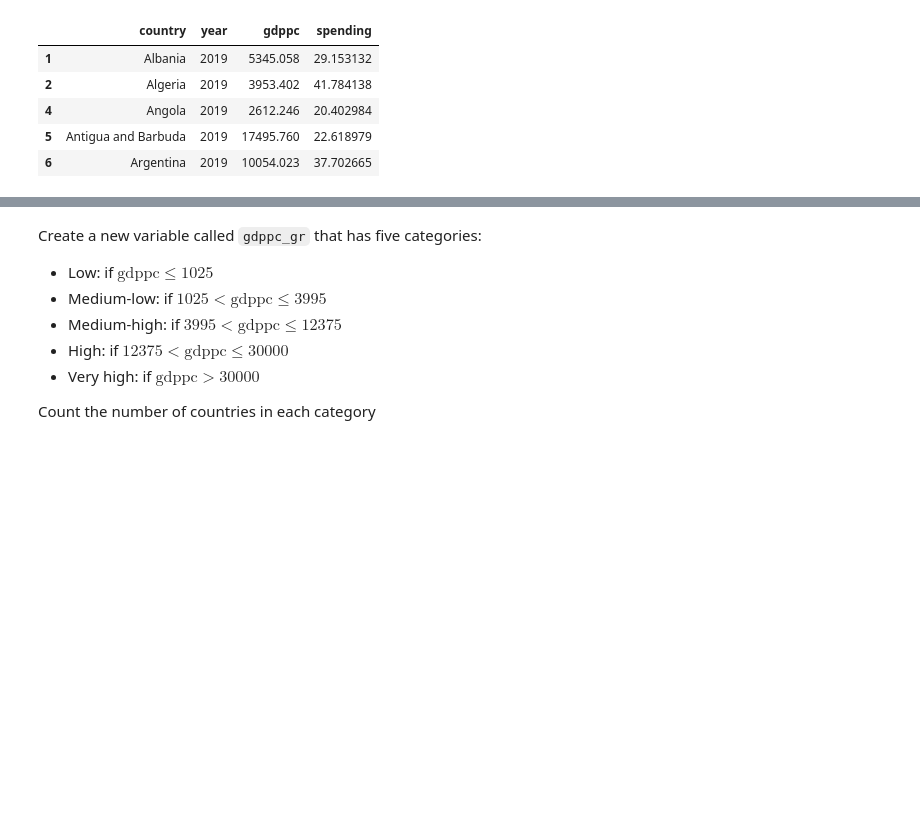
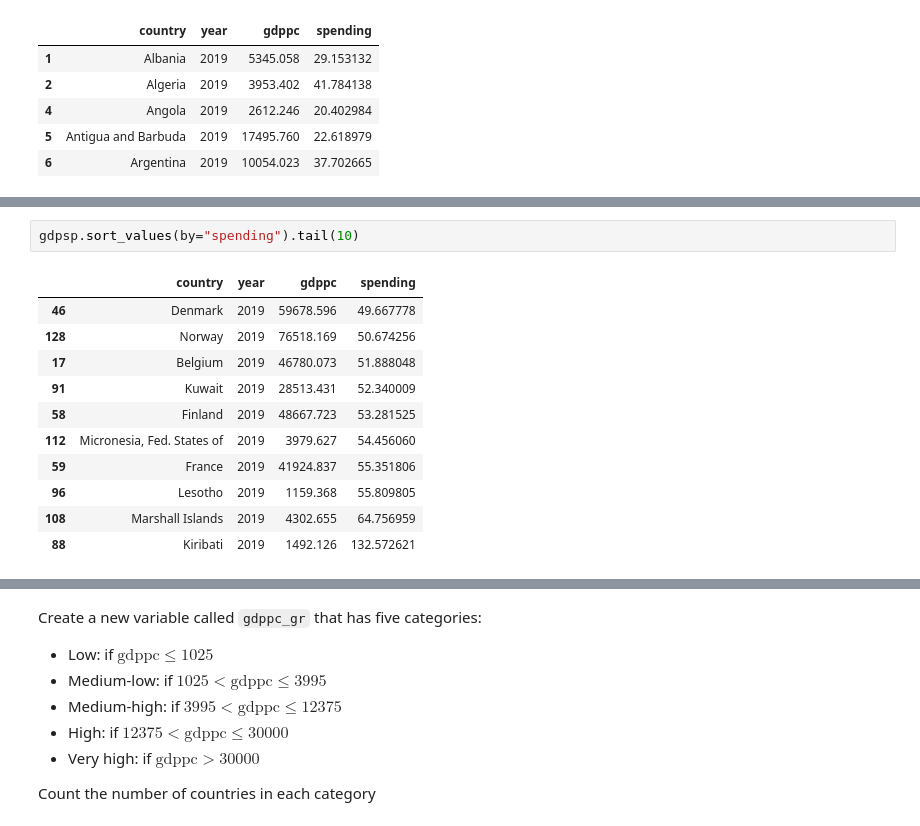
Before and after one commit to febse/econ2024-de, a Jupyter notebook: 07-NL.ipynb, the cells around one changed output, grey strips where cells are left out. Cells and saved outputs as stored; diff of their text form; blank space fills up the shorter version.

```diff
--- a/07-NL.ipynb
+++ b/07-NL.ipynb
@@ -42,3 +42,17 @@ sns.lmplot(x="spending", y="gdppc", data=gdpsp)
+# %%
+gdpsp.sort_values(by="spending").tail(10)
+# %% [output]
+|  | country | year | gdppc | spending |
+| 46 | Denmark | 2019 | 59678.596 | 49.667778 |
+| 128 | Norway | 2019 | 76518.169 | 50.674256 |
+| 17 | Belgium | 2019 | 46780.073 | 51.888048 |
+| 91 | Kuwait | 2019 | 28513.431 | 52.340009 |
+| 58 | Finland | 2019 | 48667.723 | 53.281525 |
+| 112 | Micronesia, Fed. States of | 2019 | 3979.627 | 54.456060 |
+| 59 | France | 2019 | 41924.837 | 55.351806 |
+| 96 | Lesotho | 2019 | 1159.368 | 55.809805 |
+| 108 | Marshall Islands | 2019 | 4302.655 | 64.756959 |
+| 88 | Kiribati | 2019 | 1492.126 | 132.572621 |
 # %%
 # mod1 = ols("???", data=gdpsp).fit()
 # mod1.summary()
```
Also changed, not shown: parts of 11 cells of this notebook.
